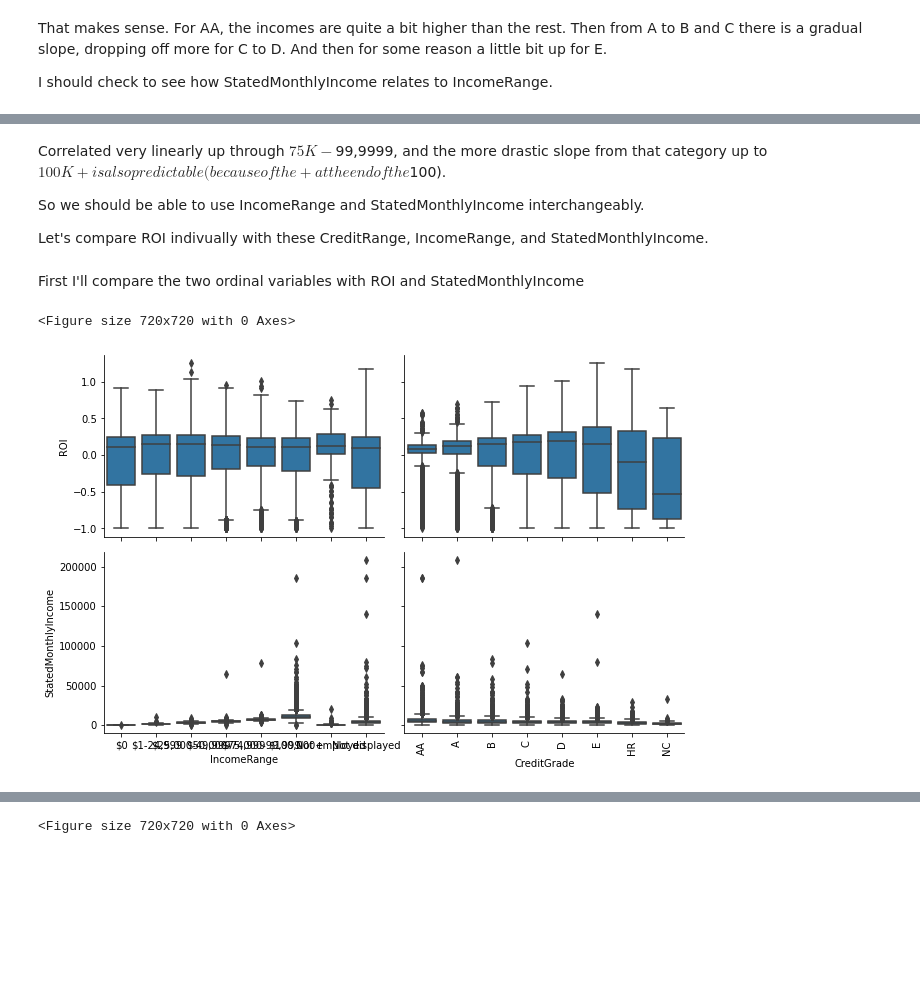
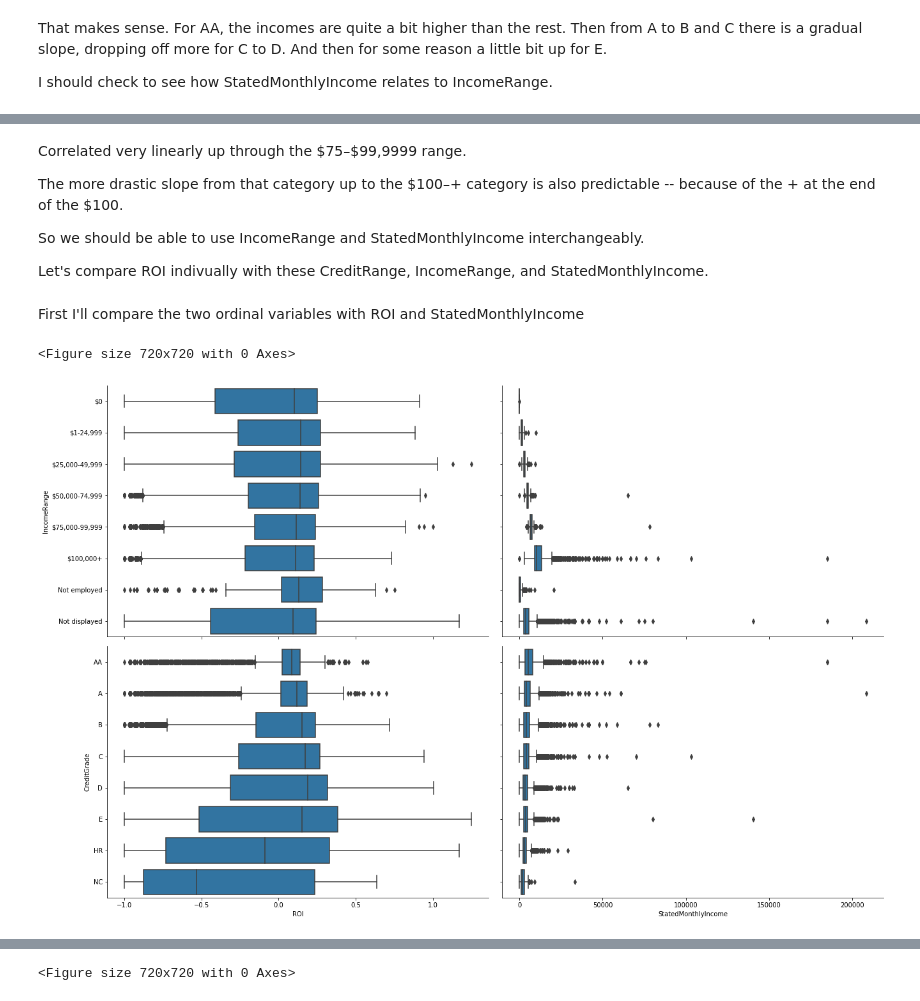
Before and after one commit to werdnamac/prosperloans, a Jupyter notebook: loan_exploration1.ipynb, the cells around one changed output, grey strips where cells are left out. Cells and saved outputs as stored; diff of their text form; code cells hidden in the pictures; blank space fills up the shorter version.

```diff
--- a/loan_exploration1.ipynb
+++ b/loan_exploration1.ipynb
@@ -926,9 +926,11 @@ Almost all the DTIR are less than 1. I think the best way to deal with this is t
 
 binsize = .1
 bins = np.arange(0, loans_to_2008['DebtToIncomeRatio'].max()+binsize, binsize)
+bins=[round(x,1) for x in bins]
+labels = [f'''{bins[i]} - {bins[i +1]}''' for i in range (len(bins) -1)]
 
-dti_bins = pd.cut(loans_to_2008['DebtToIncomeRatio'], bins)
+loans_to_2008['dti_bins'] = pd.cut(loans_to_2008['DebtToIncomeRatio'], bins, labels=labels, include_lowest=True)
 
 # try groupby again
-loans_to_2008.groupby(dti_bins)['DebtToIncomeRatio'].count()
+loans_to_2008.groupby('dti_bins')['DebtToIncomeRatio'].count()
 # %% [output]
@@ -1597,7 +1734,8 @@ Then I'll compare them to ROI.
 
 # convert CreditGrade and IncomeRange into ordered categorical types
 ordinal_var_dict = {'CreditGrade': ['AA', 'A', 'B', 'C', 'D', 'E', 'HR','NC'],
-                    'IncomeRange': ['$0', '$1-24,999', '$25,000-49,999', '$50,000-74,999', '$75,000-99,999', '$100,000+','Not employed', 'Not displayed']}
+                    'IncomeRange': ['$0', '$1-24,999', '$25,000-49,999', '$50,000-74,999', '$75,000-99,999', '$100,000+','Not employed', 'Not displayed'],
+                   'CreditScoreRangeUpper': ['19.0', '379.0', '439.0', '459.0', '479.0', '499.0', '519.0', '539.0', '559.0', '579.0', '599.0', '619.0', '639.0','659.0', '679.0', '699.0', '719.0', '739.0', '759.0', '779.0', '799.0', '819.0', '839.0', '859.0', '879.0', '899.0', 'nan']}
 
 for var in ordinal_var_dict:
     ordered_var = pd.api.types.CategoricalDtype(ordered = True, categories = ordinal_var_dict[var])
@@ -1642,5 +1780,7 @@ plt.xticks(rotation=45)
 # %% [markdown]
-Correlated very linearly up through $75K-$99,9999, and the more drastic slope from that category up to $100K+ is also predictable (because of the + at the end of the $100).
+Correlated very linearly up through the &dollar;75&ndash;&dollar;99,9999 range.
+
+The more drastic slope from that category up to the &dollar;100&ndash;+ category is also predictable -- because of the + at the end of the &dollar;100.
 
 So we should be able to use IncomeRange and StatedMonthlyIncome interchangeably.
 
@@ -1650,16 +1790,16 @@ First I'll compare the two ordinal variables with ROI and StatedMonthlyIncome
 # %%
 ordinal_vars = ['IncomeRange', 'CreditGrade']
 def boxgrid(x, y, **kwargs):
     """ Quick hack for creating box plots with seaborn's PairGrid. """
     default_color = sb.color_palette()[0]
     sb.boxplot(x, y, color = default_color)
 
 plt.figure(figsize = [10, 10])
-g = sb.PairGrid(data = loans_to_2008, y_vars = ['ROI', 'StatedMonthlyIncome'], x_vars = ordinal_vars,
-                size = 3, aspect = 1.5)
+g = sb.PairGrid(data = loans_to_2008, x_vars = ['ROI', 'StatedMonthlyIncome'], y_vars = ordinal_vars,
+                size = 6, aspect = 1.5)
 g.map(boxgrid)
-plt.xticks(rotation=90)
+#plt.xticks(rotation=)
 plt.show();
 # %% [output]
 <Figure size 720x720 with 0 Axes>
-[figure, old version]
+[figure, new version]
```
Also changed, not shown: parts of 52 cells of this notebook.
